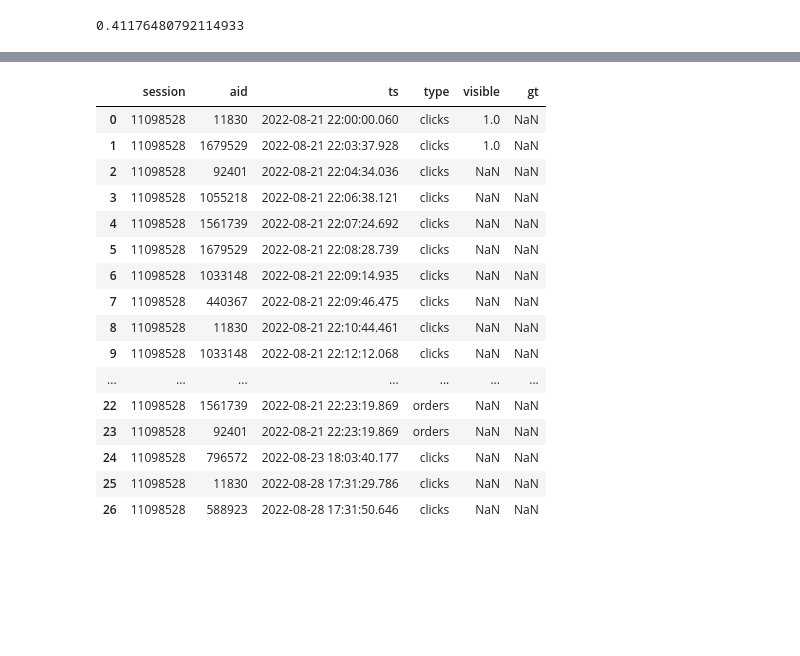
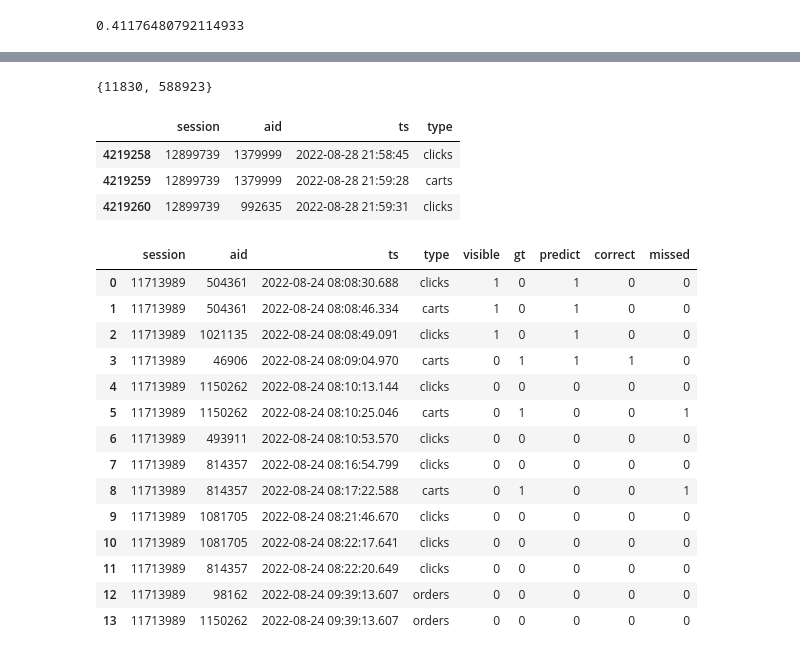
Before and after one commit to yosukeyoshida/kaggle-otto-recommender-system, a Jupyter notebook: notebooks/error.ipynb, the cells around one changed output, grey strips where cells are left out. Drawn from its saved outputs; the diff is of its cells as text; code cells hidden in the pictures; blank space fills up the shorter version.

```diff
--- a/notebooks/error.ipynb
+++ b/notebooks/error.ipynb
@@ -96,30 +88,47 @@ c.most_common(20)
+# %%
+set(preds) & set(target_all["aid"].unique())
+# %% [output]
+{11830, 588923}
+# %%
+target_test
+# %% [output]
+|  | session | aid | ts | type |
+| 4219258 | 12899739 | 1379999 | 2022-08-28 21:58:45 | clicks |
+| 4219259 | 12899739 | 1379999 | 2022-08-28 21:59:28 | carts |
+| 4219260 | 12899739 | 992635 | 2022-08-28 21:59:31 | clicks |
 # %%
-session_id = 11098528
+from IPython.display import display
+session_id = cart_df.sample()["session"].item()
 
 gt = cart_df.loc[cart_df["session"] == session_id, "ground_truth"].item()
 target_test = test_df[test_df["session"] == session_id]
 target_all = all_df[all_df["session"] == session_id]
 target_all = target_all.reset_index(drop=True)
-target_all.loc[:len(target_test), "visible"] = 1
+target_all["visible"] = 0
+target_all["gt"] = 0
+target_all["predict"] = 0
+target_all["correct"] = 0
+target_all["missed"] = 0
+target_all.loc[:len(target_test)-1, "visible"] = 1
 target_all.loc[(target_all["type"] == "carts") & (target_all["aid"].isin(gt)), "gt"] = 1
-# target_all[:len(target_test)]["aid"].values
-# target_all[len(target_test):]
-target_all
+target_all.loc[target_all["aid"].isin(cart_df.loc[cart_df["session"] == session_id, "labels"].item()), "predict"] = 1
+target_all["correct"] = target_all.apply(lambda x: 1 if (x["gt"] == 1 and x["predict"] == 1) else 0, axis=1)
+target_all["missed"] = target_all.apply(lambda x: 1 if (x["gt"] == 1 and x["predict"] == 0) else 0, axis=1)
+display(target_all)
+display(cart_df.loc[cart_df["session"] == session_id])
 # %% [output]
-|  | session | aid | ts | type | visible | gt |
-| 0 | 11098528 | 11830 | 2022-08-21 22:00:00.060 | clicks | 1.0 | NaN |
-| 1 | 11098528 | 1679529 | 2022-08-21 22:03:37.928 | clicks | 1.0 | NaN |
-| 2 | 11098528 | 92401 | 2022-08-21 22:04:34.036 | clicks | NaN | NaN |
-| 3 | 11098528 | 1055218 | 2022-08-21 22:06:38.121 | clicks | NaN | NaN |
-| 4 | 11098528 | 1561739 | 2022-08-21 22:07:24.692 | clicks | NaN | NaN |
-| 5 | 11098528 | 1679529 | 2022-08-21 22:08:28.739 | clicks | NaN | NaN |
-| 6 | 11098528 | 1033148 | 2022-08-21 22:09:14.935 | clicks | NaN | NaN |
-| 7 | 11098528 | 440367 | 2022-08-21 22:09:46.475 | clicks | NaN | NaN |
-| 8 | 11098528 | 11830 | 2022-08-21 22:10:44.461 | clicks | NaN | NaN |
-| 9 | 11098528 | 1033148 | 2022-08-21 22:12:12.068 | clicks | NaN | NaN |
-| ... | ... | ... | ... | ... | ... | ... |
-| 22 | 11098528 | 1561739 | 2022-08-21 22:23:19.869 | orders | NaN | NaN |
-| 23 | 11098528 | 92401 | 2022-08-21 22:23:19.869 | orders | NaN | NaN |
-| 24 | 11098528 | 796572 | 2022-08-23 18:03:40.177 | clicks | NaN | NaN |
-| 25 | 11098528 | 11830 | 2022-08-28 17:31:29.786 | clicks | NaN | NaN |
-| 26 | 11098528 | 588923 | 2022-08-28 17:31:50.646 | clicks | NaN | NaN |
+|  | session | aid | ts | type | visible | gt | predict | correct | missed |
+| 0 | 11713989 | 504361 | 2022-08-24 08:08:30.688 | clicks | 1 | 0 | 1 | 0 | 0 |
+| 1 | 11713989 | 504361 | 2022-08-24 08:08:46.334 | carts | 1 | 0 | 1 | 0 | 0 |
+| 2 | 11713989 | 1021135 | 2022-08-24 08:08:49.091 | clicks | 1 | 0 | 1 | 0 | 0 |
+| 3 | 11713989 | 46906 | 2022-08-24 08:09:04.970 | carts | 0 | 1 | 1 | 1 | 0 |
+| 4 | 11713989 | 1150262 | 2022-08-24 08:10:13.144 | clicks | 0 | 0 | 0 | 0 | 0 |
+| 5 | 11713989 | 1150262 | 2022-08-24 08:10:25.046 | carts | 0 | 1 | 0 | 0 | 1 |
+| 6 | 11713989 | 493911 | 2022-08-24 08:10:53.570 | clicks | 0 | 0 | 0 | 0 | 0 |
+| 7 | 11713989 | 814357 | 2022-08-24 08:16:54.799 | clicks | 0 | 0 | 0 | 0 | 0 |
+| 8 | 11713989 | 814357 | 2022-08-24 08:17:22.588 | carts | 0 | 1 | 0 | 0 | 1 |
+| 9 | 11713989 | 1081705 | 2022-08-24 08:21:46.670 | clicks | 0 | 0 | 0 | 0 | 0 |
+| 10 | 11713989 | 1081705 | 2022-08-24 08:22:17.641 | clicks | 0 | 0 | 0 | 0 | 0 |
+| 11 | 11713989 | 814357 | 2022-08-24 08:22:20.649 | clicks | 0 | 0 | 0 | 0 | 0 |
+| 12 | 11713989 | 98162 | 2022-08-24 09:39:13.607 | orders | 0 | 0 | 0 | 0 | 0 |
+| 13 | 11713989 | 1150262 | 2022-08-24 09:39:13.607 | orders | 0 | 0 | 0 | 0 | 0 |
```
Also changed, not shown: parts of 7 cells of this notebook.
